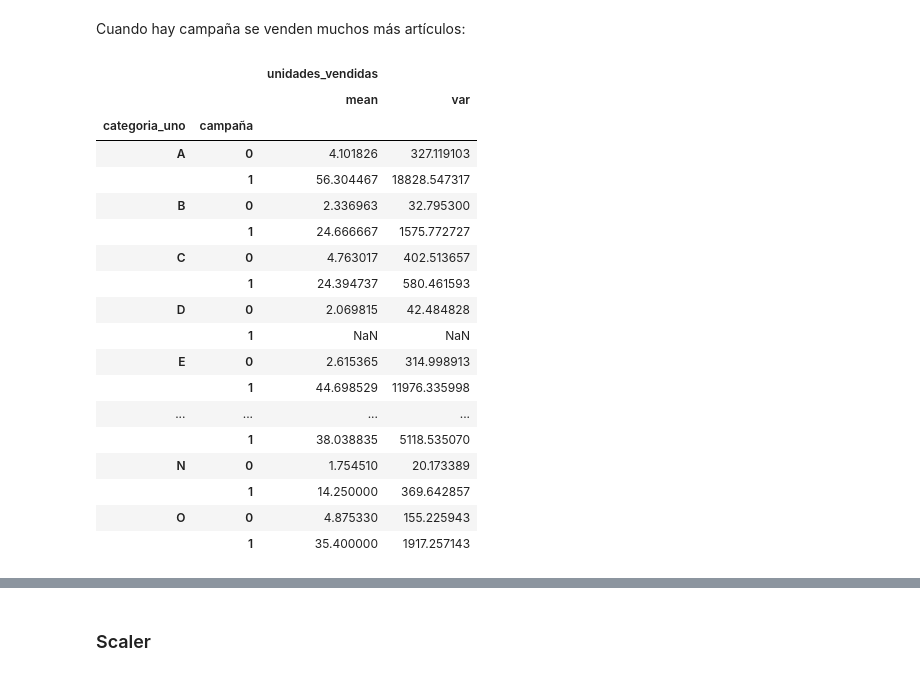
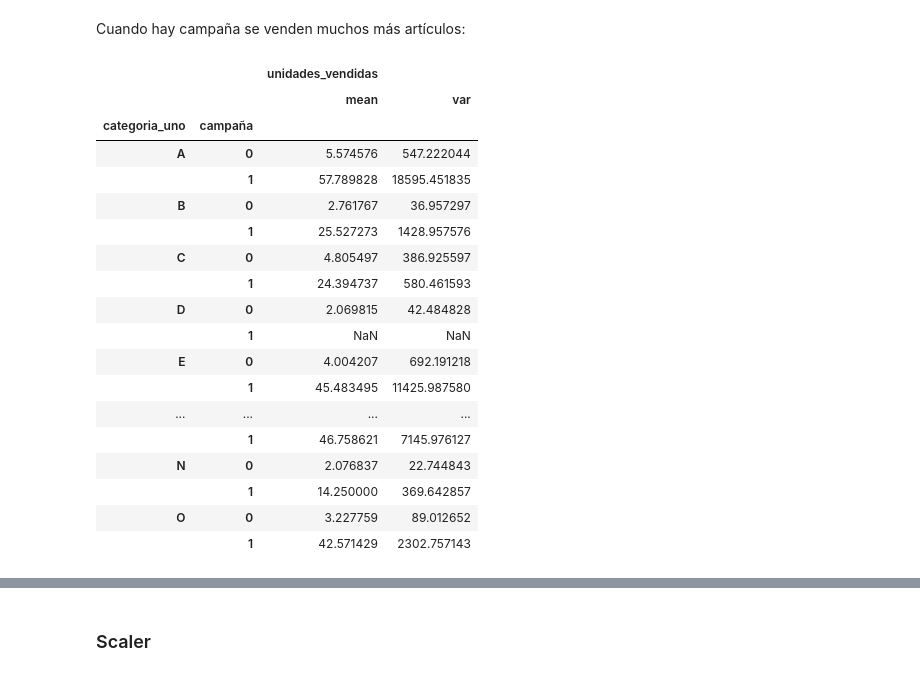
Before and after one commit to ebjaime/Atmira-Stock-Prediction, a Jupyter notebook: proyecto.ipynb, the cells around one changed output, grey strips where cells are left out. Saved outputs shown, nothing was run; the diff lists cells and outputs as text; code cells hidden in the pictures.

```diff
--- a/proyecto.ipynb
+++ b/proyecto.ipynb
@@ -216,3 +218,7 @@ CategoricalDtype(categories=['No Rotura', 'Rotura', 'Transito'], ordered=False)
+# %%
+df["rotura"] = df["estado"].map(lambda x: 1 if x=='Rotura' else 0).astype('category')
+df["no_rotura"] = df["estado"].map(lambda x: 1 if x=='No Rotura' else 0).astype('category')
+df["transito"] = df["estado"].map(lambda x: 1 if x=='Transito' else 0).astype('category')
 # %% [markdown]
 <hr>
 # %% [markdown]
@@ -256,3 +279,7 @@ Name: dia_atipico, dtype: int64
+# %%
+df["dia_tipico"] = df["dia_atipico"].map(lambda x: 1 if x==0 else 0)
+df["dia_alta_demanda"] = df["dia_atipico"].map(lambda x: 1 if x==1 else 0)
+df["dia_baja_demanda"] = df["dia_atipico"].map(lambda x: 1 if x==1 else 0)
 # %% [markdown]
 <hr>
 # %% [markdown]
@@ -596,25 +645,25 @@ categorias_grouped.agg({"categoria_dos" : ["mean", "min", "max"],})
 # %% [markdown]
 Cuando hay campaña se venden muchos más artículos:
 # %%
-df_updated_prices.groupby(["categoria_uno", "campaña"]).agg({"unidades_vendidas" : ["mean", "var"]})
+df.groupby(["categoria_uno", "campaña"]).agg({"unidades_vendidas" : ["mean", "var"]})
 # %% [output]
 |  |  | unidades_vendidas |  |
 |  |  | mean | var |
 | categoria_uno | campaña |  |  |
-| A | 0 | 4.101826 | 327.119103 |
-|  | 1 | 56.304467 | 18828.547317 |
-| B | 0 | 2.336963 | 32.795300 |
-|  | 1 | 24.666667 | 1575.772727 |
-| C | 0 | 4.763017 | 402.513657 |
+| A | 0 | 5.574576 | 547.222044 |
+|  | 1 | 57.789828 | 18595.451835 |
+| B | 0 | 2.761767 | 36.957297 |
+|  | 1 | 25.527273 | 1428.957576 |
+| C | 0 | 4.805497 | 386.925597 |
 |  | 1 | 24.394737 | 580.461593 |
 | D | 0 | 2.069815 | 42.484828 |
 |  | 1 | NaN | NaN |
-| E | 0 | 2.615365 | 314.998913 |
-|  | 1 | 44.698529 | 11976.335998 |
+| E | 0 | 4.004207 | 692.191218 |
+|  | 1 | 45.483495 | 11425.987580 |
 | ... | ... | ... | ... |
-|  | 1 | 38.038835 | 5118.535070 |
-| N | 0 | 1.754510 | 20.173389 |
+|  | 1 | 46.758621 | 7145.976127 |
+| N | 0 | 2.076837 | 22.744843 |
 |  | 1 | 14.250000 | 369.642857 |
-| O | 0 | 4.875330 | 155.225943 |
-|  | 1 | 35.400000 | 1917.257143 |
+| O | 0 | 3.227759 | 89.012652 |
+|  | 1 | 42.571429 | 2302.757143 |
 # %%
```
Also changed, not shown: parts of 67 cells of this notebook.
